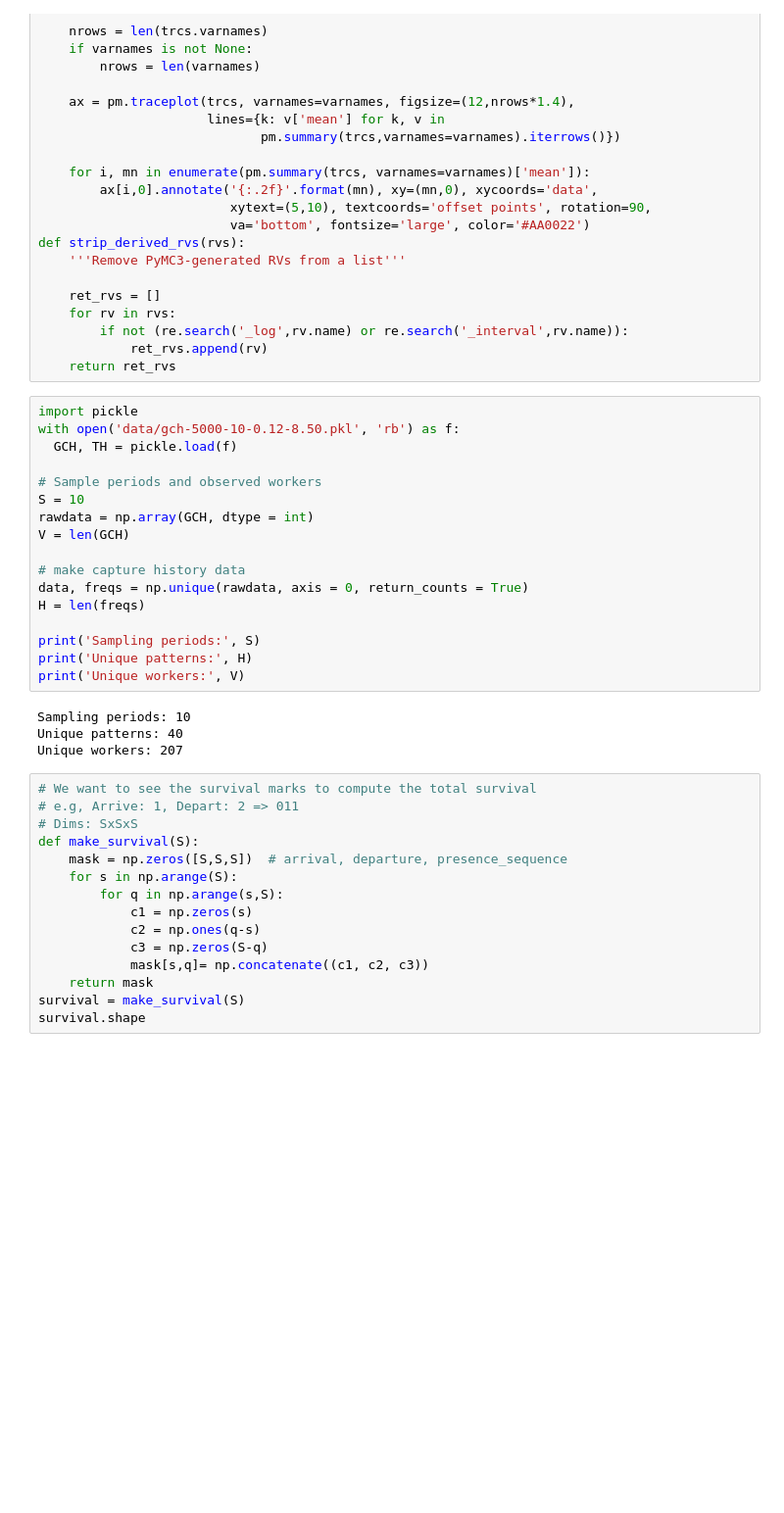
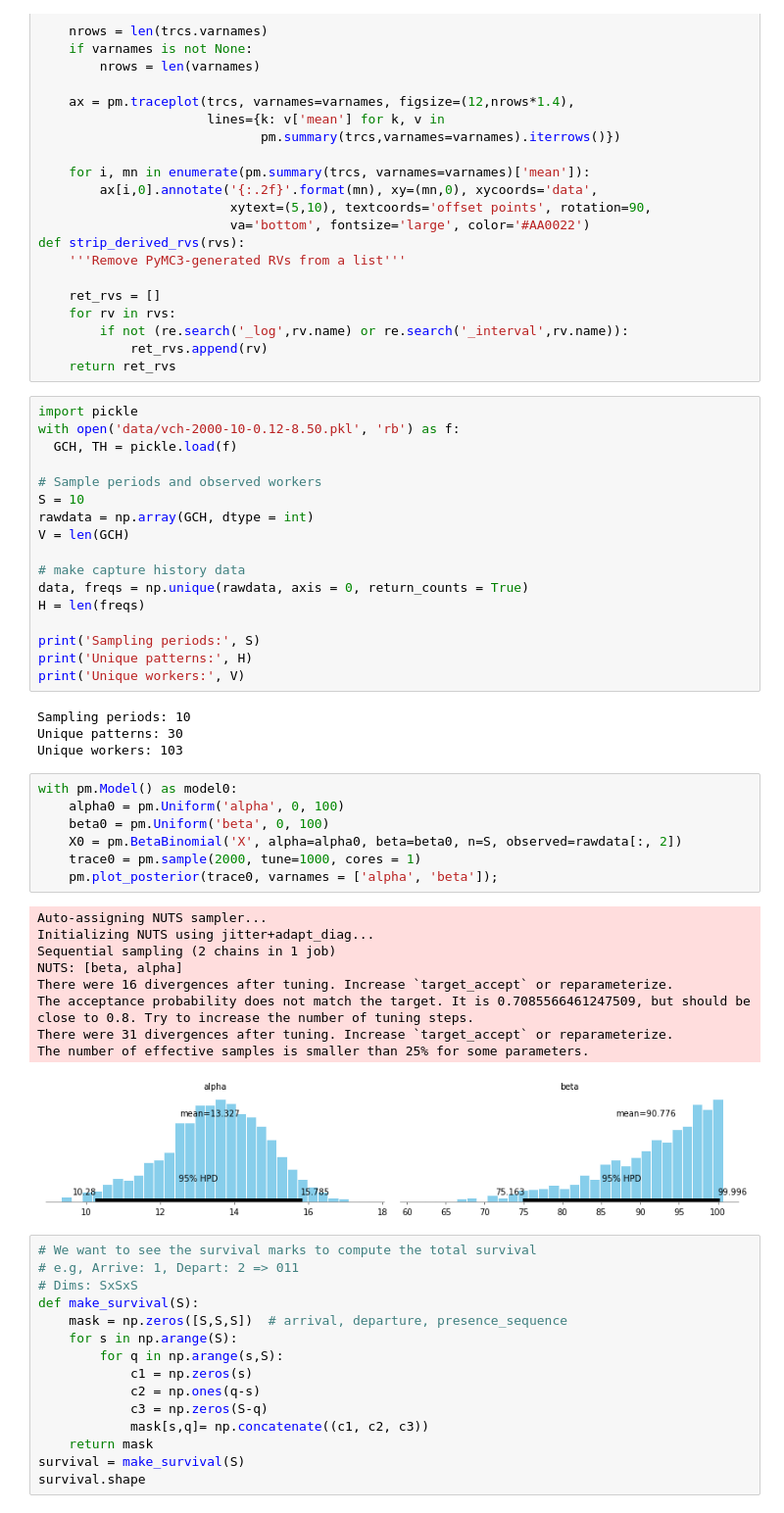
Before and after one commit to dedcode/caprecap, a Jupyter notebook: Capture_History_MultiNomial.ipynb, the cells around one changed output. Shown at 98% size. Cells and saved outputs as stored; diff of their text form; blank space fills up the shorter version.

```diff
--- a/Capture_History_MultiNomial.ipynb
+++ b/Capture_History_MultiNomial.ipynb
@@ -39,7 +49,7 @@ def strip_derived_rvs(rvs):
     return ret_rvs
 # %%
 import pickle
-with open('data/gch-5000-10-0.12-8.50.pkl', 'rb') as f:
+with open('data/vch-2000-10-0.12-8.50.pkl', 'rb') as f:
   GCH, TH = pickle.load(f)
 
 # Sample periods and observed workers
@@ -56,8 +66,25 @@ print('Unique patterns:', H)
 print('Unique workers:', V)
 # %% [output]
 Sampling periods: 10
-Unique patterns: 40
-Unique workers: 207
+Unique patterns: 30
+Unique workers: 103
+# %%
+with pm.Model() as model0:
+    alpha0 = pm.Uniform('alpha', 0, 100)
+    beta0 = pm.Uniform('beta', 0, 100)
+    X0 = pm.BetaBinomial('X', alpha=alpha0, beta=beta0, n=S, observed=rawdata[:, 2])
+    trace0 = pm.sample(2000, tune=1000, cores = 1)
+    pm.plot_posterior(trace0, varnames = ['alpha', 'beta']);
+# %% [output]
+Auto-assigning NUTS sampler...
+Initializing NUTS using jitter+adapt_diag...
+Sequential sampling (2 chains in 1 job)
+NUTS: [beta, alpha]
+There were 16 divergences after tuning. Increase `target_accept` or reparameterize.
+The acceptance probability does not match the target. It is 0.7085566461247509, but should be close to 0.8. Try to increase the number of tuning steps.
+There were 31 divergences after tuning. Increase `target_accept` or reparameterize.
+The number of effective samples is smaller than 25% for some parameters.
+[figure, added]
 # %%
 # We want to see the survival marks to compute the total survival
 # e.g, Arrive: 1, Depart: 2 => 011
```
Also changed, not shown: parts of 11 cells of this notebook, 3 other files.
